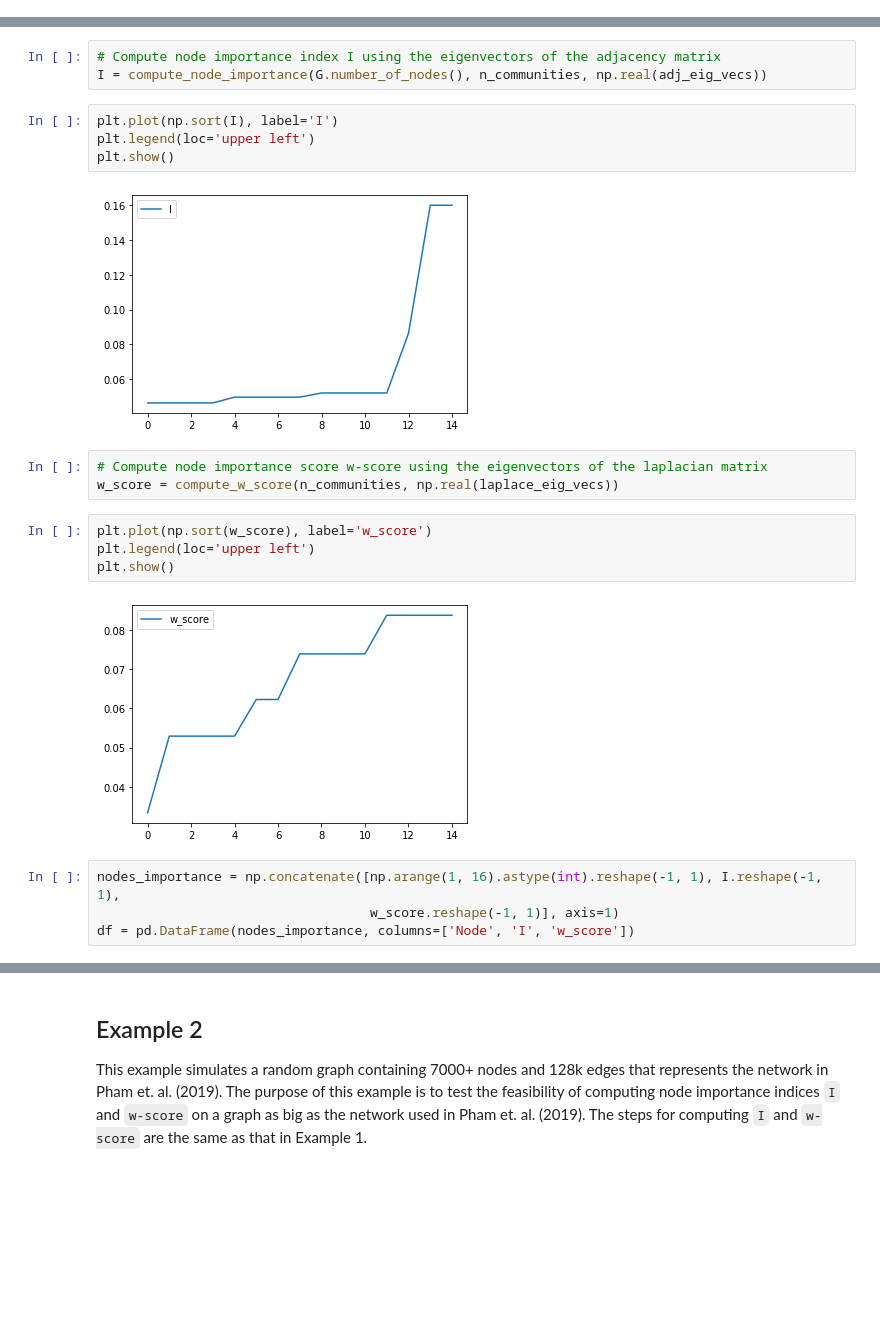
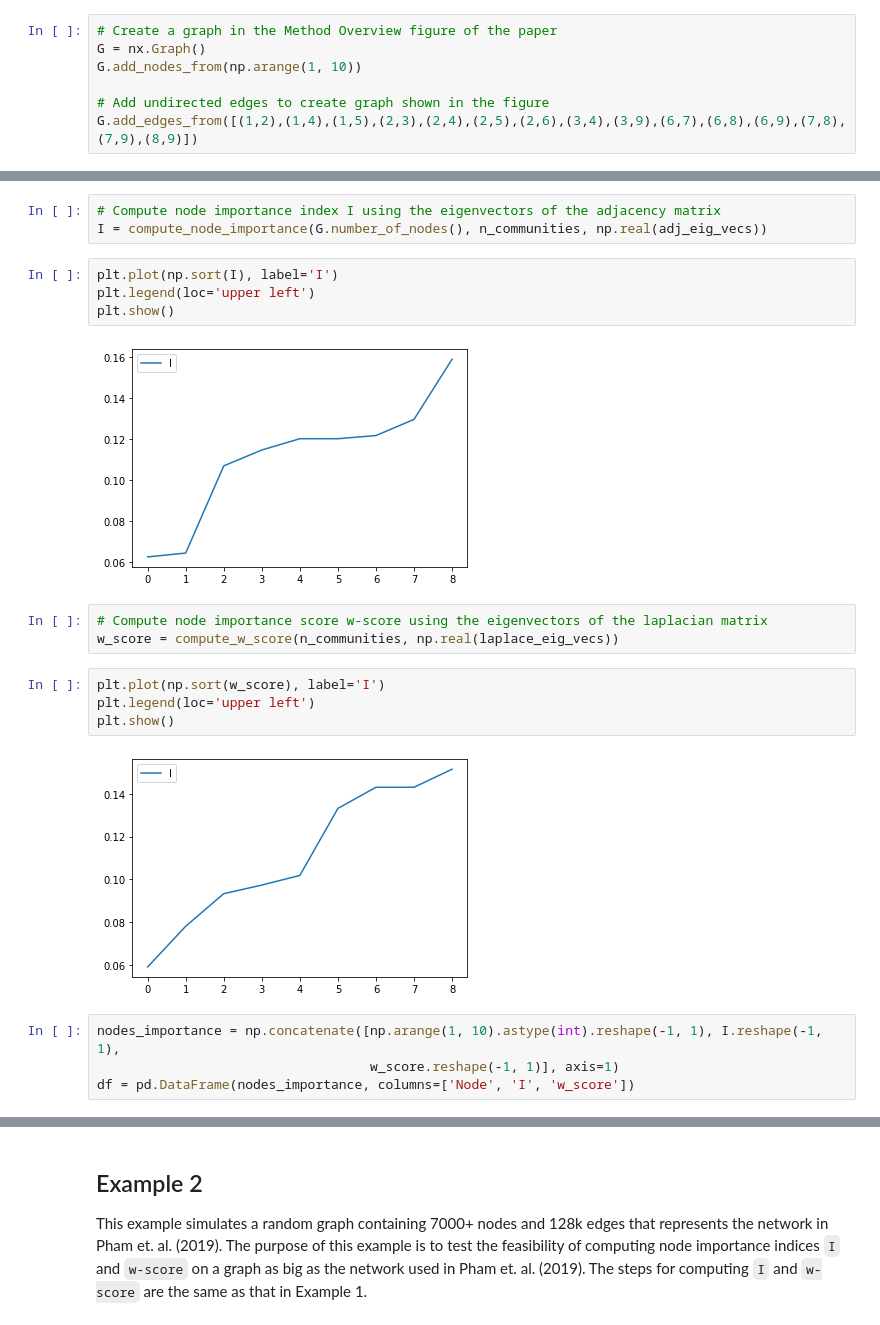
Before and after one commit to mandarsc/NIBNA, a Jupyter notebook: CommunityDetectionNodeImportance.ipynb, the cells around one changed output, grey strips where cells are left out. Drawn from its saved outputs; the diff is of its cells as text; blank space fills up the shorter version.

```diff
--- a/CommunityDetectionNodeImportance.ipynb
+++ b/CommunityDetectionNodeImportance.ipynb
@@ -104,0 +105,7 @@ nx.draw(G, with_labels=True)
+# %%
+# Create a graph in the Method Overview figure of the paper
+G = nx.Graph()
+G.add_nodes_from(np.arange(1, 10))
+
+# Add undirected edges to create graph shown in the figure
+G.add_edges_from([(1,2),(1,4),(1,5),(2,3),(2,4),(2,5),(2,6),(3,4),(3,9),(6,7),(6,8),(6,9),(7,8),(7,9),(8,9)])
@@ -131,17 +160,17 @@ plt.plot(np.sort(I), label='I')
 plt.legend(loc='upper left')
 plt.show()
 # %% [output]
-[figure, old version]
+[figure, new version]
 # %%
 # Compute node importance score w-score using the eigenvectors of the laplacian matrix
 w_score = compute_w_score(n_communities, np.real(laplace_eig_vecs))
 # %%
-plt.plot(np.sort(w_score), label='w_score')
+plt.plot(np.sort(w_score), label='I')
 plt.legend(loc='upper left')
 plt.show()
 # %% [output]
-[figure, old version]
+[figure, new version]
 # %%
-nodes_importance = np.concatenate([np.arange(1, 16).astype(int).reshape(-1, 1), I.reshape(-1, 1),
+nodes_importance = np.concatenate([np.arange(1, 10).astype(int).reshape(-1, 1), I.reshape(-1, 1),
                                    w_score.reshape(-1, 1)], axis=1)
 df = pd.DataFrame(nodes_importance, columns=['Node', 'I', 'w_score'])
```
Also changed, not shown: parts of 6 cells of this notebook, 15 other files.
